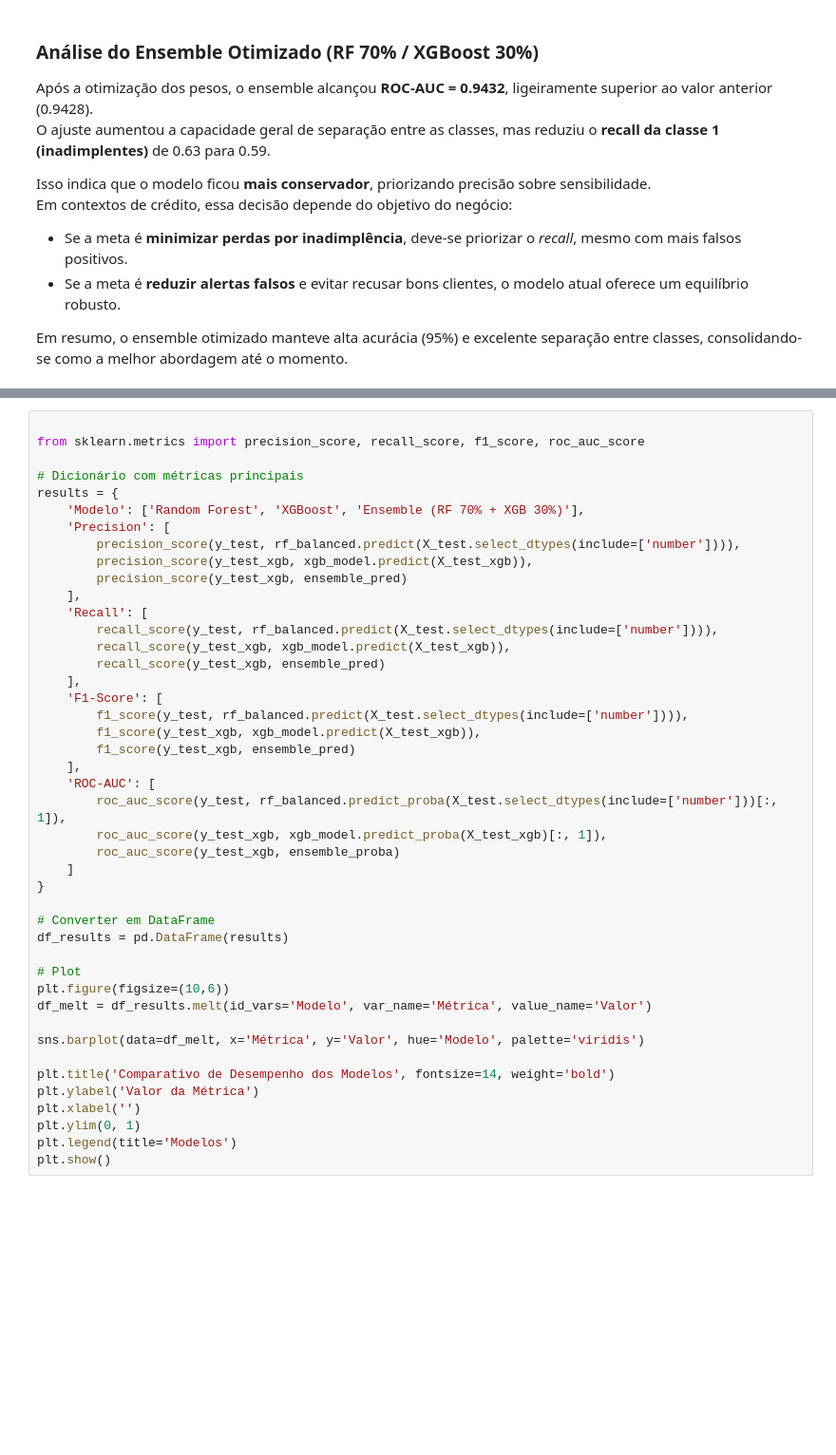
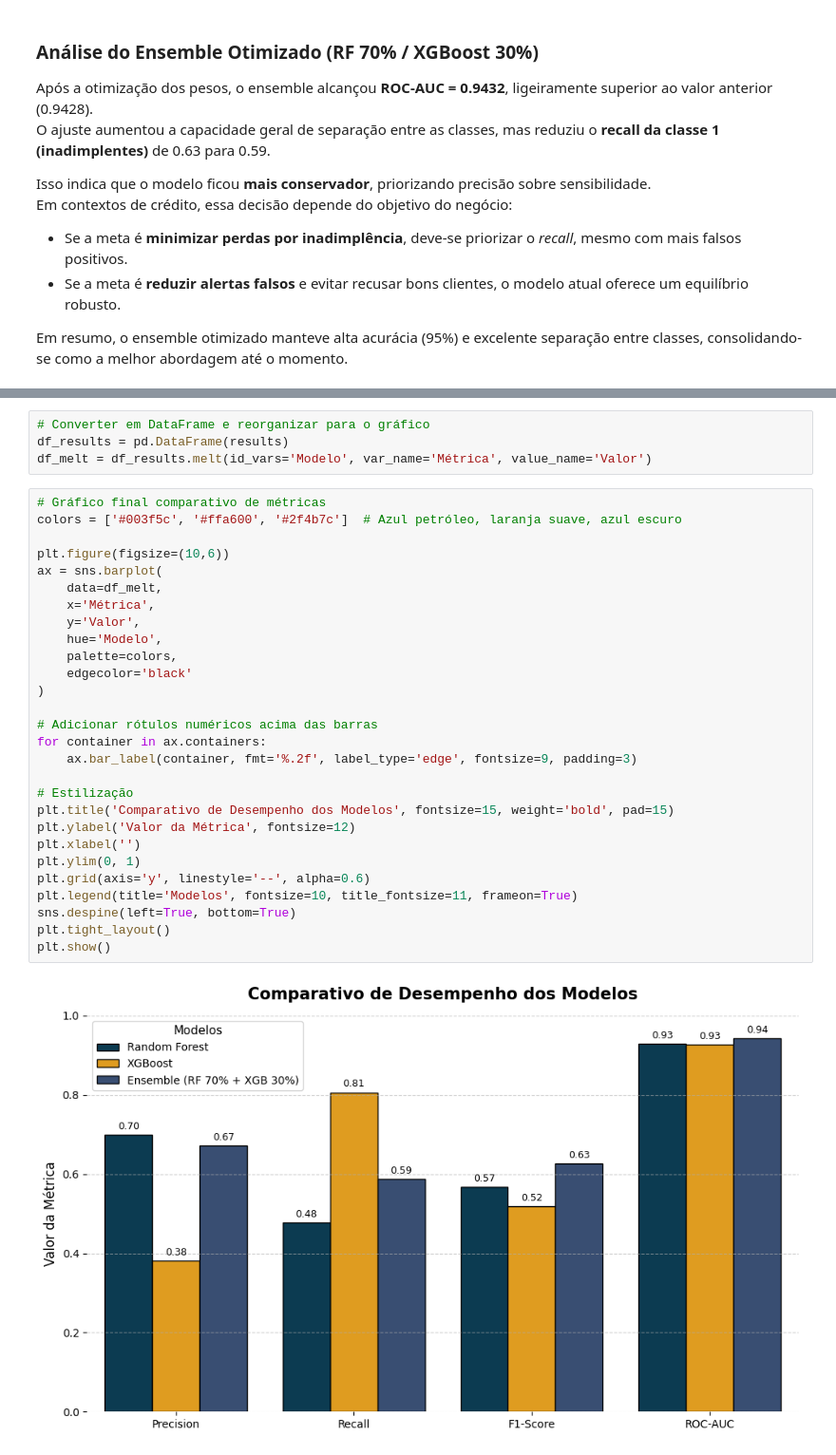
Before and after one commit to LunusMax/datarisk-case-ds-junior, a Jupyter notebook: datarisk_case.ipynb, the cells around one changed output, grey strips where cells are left out. Shown: that part at 95% size. Cells and saved outputs as stored; diff of their text form; blank space fills up the shorter version.

Commit message:
v06 - Conclusão da fase da modelagem

```diff
--- a/datarisk_case.ipynb
+++ b/datarisk_case.ipynb
@@ -691,44 +722,34 @@ Em resumo, o ensemble otimizado manteve alta acurácia (95%) e excelente separa
+# %%
+# Converter em DataFrame e reorganizar para o gráfico
+df_results = pd.DataFrame(results)
+df_melt = df_results.melt(id_vars='Modelo', var_name='Métrica', value_name='Valor')
 # %%
+# Gráfico final comparativo de métricas
+colors = ['#003f5c', '#ffa600', '#2f4b7c']  # Azul petróleo, laranja suave, azul escuro
 
-from sklearn.metrics import precision_score, recall_score, f1_score, roc_auc_score
+plt.figure(figsize=(10,6))
+ax = sns.barplot(
+    data=df_melt,
+    x='Métrica',
+    y='Valor',
+    hue='Modelo',
+    palette=colors,
+    edgecolor='black'
+)
 
-# Dicionário com métricas principais
-results = {
-    'Modelo': ['Random Forest', 'XGBoost', 'Ensemble (RF 70% + XGB 30%)'],
-    'Precision': [
-        precision_score(y_test, rf_balanced.predict(X_test.select_dtypes(include=['number']))),
-        precision_score(y_test_xgb, xgb_model.predict(X_test_xgb)),
-        precision_score(y_test_xgb, ensemble_pred)
-    ],
-    'Recall': [
-        recall_score(y_test, rf_balanced.predict(X_test.select_dtypes(include=['number']))),
-        recall_score(y_test_xgb, xgb_model.predict(X_test_xgb)),
-        recall_score(y_test_xgb, ensemble_pred)
-    ],
-    'F1-Score': [
-        f1_score(y_test, rf_balanced.predict(X_test.select_dtypes(include=['number']))),
-        f1_score(y_test_xgb, xgb_model.predict(X_test_xgb)),
-        f1_score(y_test_xgb, ensemble_pred)
-    ],
-    'ROC-AUC': [
-        roc_auc_score(y_test, rf_balanced.predict_proba(X_test.select_dtypes(include=['number']))[:, 1]),
-        roc_auc_score(y_test_xgb, xgb_model.predict_proba(X_test_xgb)[:, 1]),
-        roc_auc_score(y_test_xgb, ensemble_proba)
-    ]
-}
+# Adicionar rótulos numéricos acima das barras
+for container in ax.containers:
+    ax.bar_label(container, fmt='%.2f', label_type='edge', fontsize=9, padding=3)
 
-# Converter em DataFrame
-df_results = pd.DataFrame(results)
-
-# Plot
-plt.figure(figsize=(10,6))
-df_melt = df_results.melt(id_vars='Modelo', var_name='Métrica', value_name='Valor')
-
-sns.barplot(data=df_melt, x='Métrica', y='Valor', hue='Modelo', palette='viridis')
-
-plt.title('Comparativo de Desempenho dos Modelos', fontsize=14, weight='bold')
-plt.ylabel('Valor da Métrica')
+# Estilização
+plt.title('Comparativo de Desempenho dos Modelos', fontsize=15, weight='bold', pad=15)
+plt.ylabel('Valor da Métrica', fontsize=12)
 plt.xlabel('')
 plt.ylim(0, 1)
-plt.legend(title='Modelos')
+plt.grid(axis='y', linestyle='--', alpha=0.6)
+plt.legend(title='Modelos', fontsize=10, title_fontsize=11, frameon=True)
+sns.despine(left=True, bottom=True)
+plt.tight_layout()
 plt.show()
+# %% [output]
+[figure, added]
```
Also changed, not shown: parts of 4 cells of this notebook.
